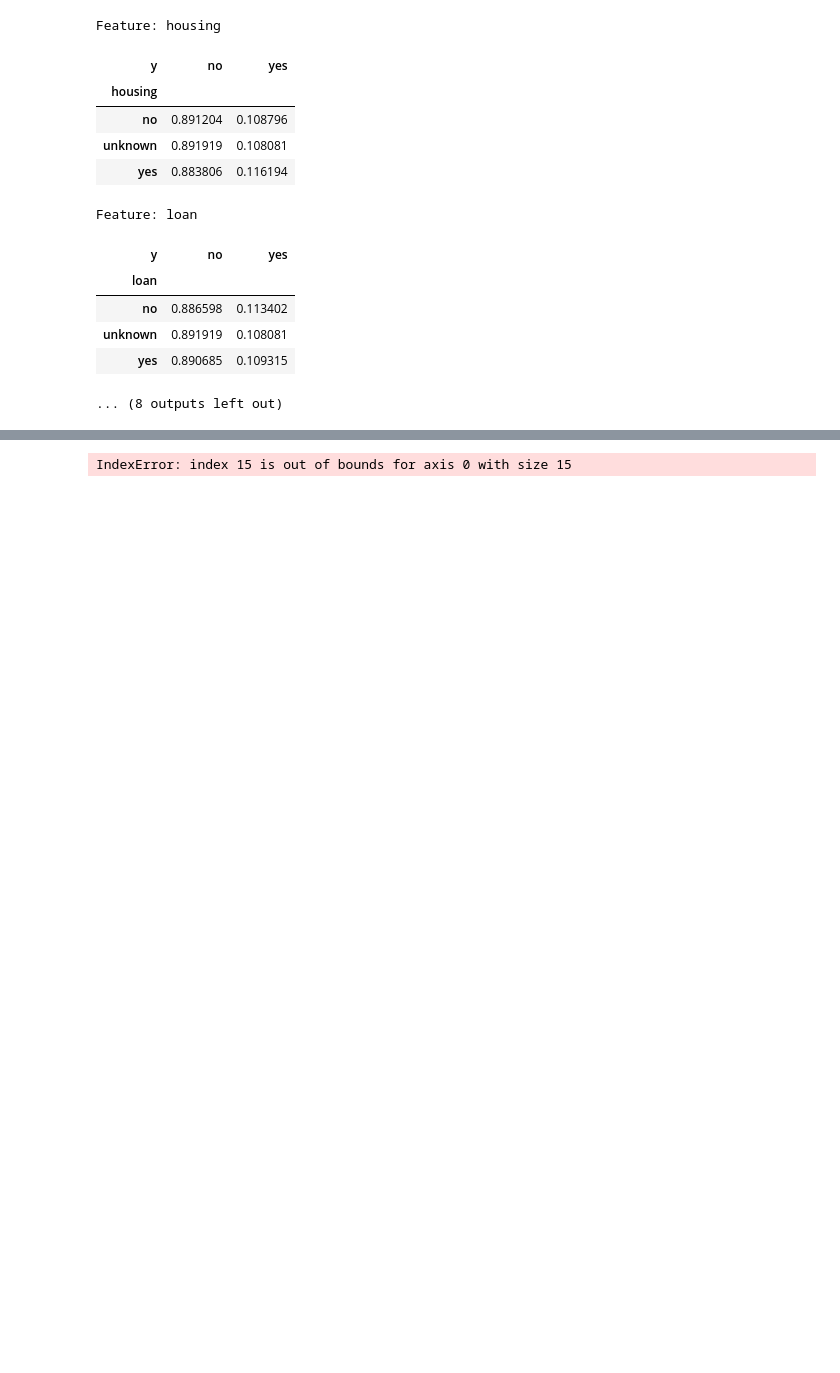
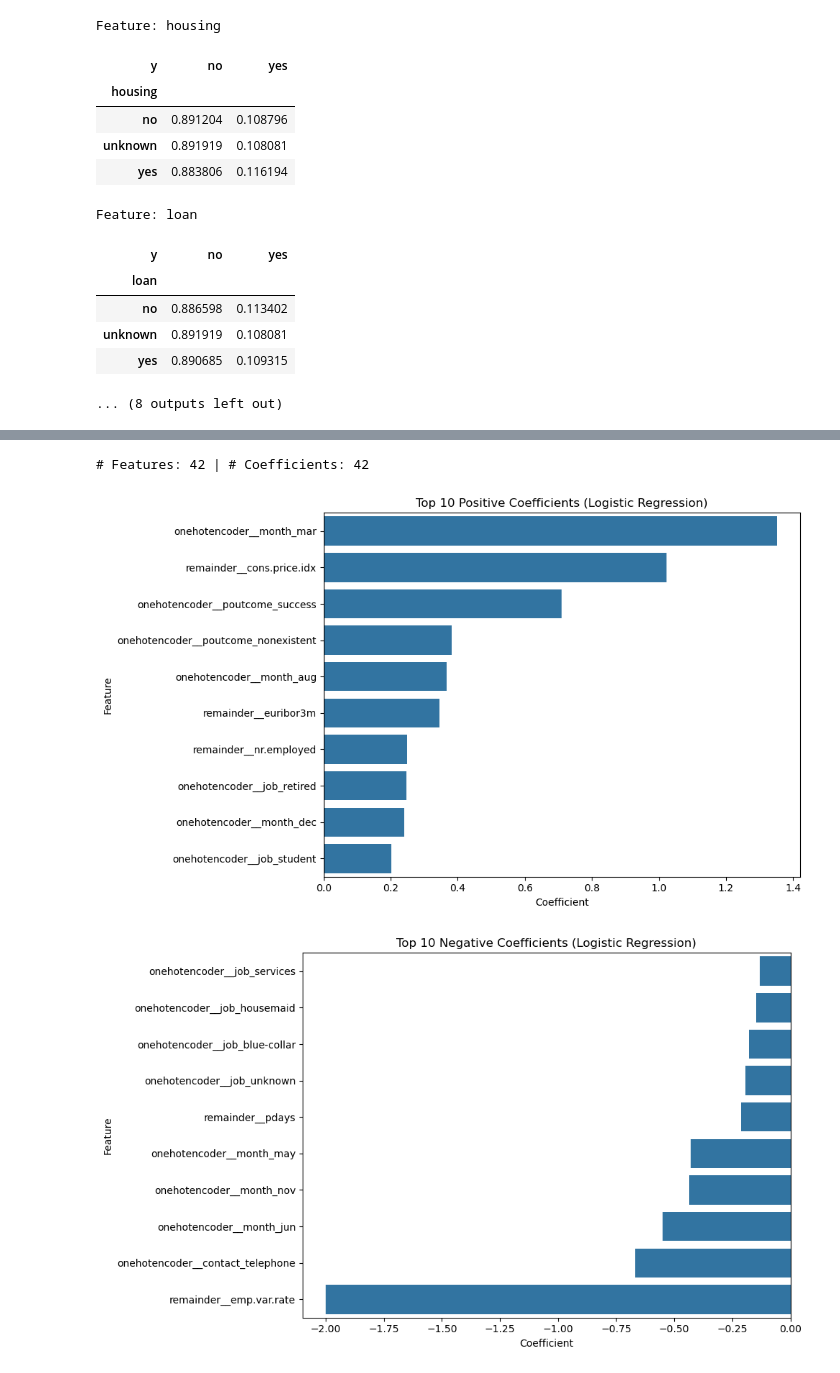
Before and after one commit to AriAlas/ml-comparing-classifiers, a Jupyter notebook: comparing-classifiers.ipynb, the cells around one changed output, grey strips where cells are left out. Cells and saved outputs as stored; diff of their text form; code cells hidden in the pictures; blank space fills up the shorter version.

```diff
--- a/comparing-classifiers.ipynb
+++ b/comparing-classifiers.ipynb
@@ -543,3 +545,18 @@ plt.show()
 # Based on the ROC AUC score above, both Logistic Regression and SVM models are equally effective at ranking potential subscribers
 # Logistic Regression trains significantly faster than SVM also it provides directly interpretable coefficients in order to understand which
 # features influence subscription likelihood
+# %%
+# Fitting lr pipe with new columns and used the best params identified in the Grid Search
+
+selector = make_column_selector(dtype_include=object)
+transformer = make_column_transformer(
+    (OneHotEncoder(drop='first'), selector),
+    remainder=StandardScaler()
+)
+
+############# Logistic Regression with Optimal parameters #############
+lr_pipe = Pipeline([
+    ('transformer', transformer),
+    ('lr', LogisticRegression(penalty='l1', C=1, solver='liblinear', max_iter=100))
+])
+lr_pipe.fit(X_train, y_train)
@@ -546,49 +571,46 @@ plt.show()
 # %%
-# Get the fitted preprocessor
+# Get the fitted preprocessor and model
 preprocessor = lr_pipe.named_steps['transformer']
+lr_model = lr_pipe.named_steps['lr']
 
-# Get the fitted OneHotEncoder
-ohe = preprocessor.transformers_[0][1]
-ohe_feature_names = ohe.get_feature_names_out()
+# Extract all feature names from preprocessor
+try:
+    all_feature_names = preprocessor.get_feature_names_out()
+except:
+    ohe = preprocessor.transformers_[0][1]
+    ohe_columns = preprocessor.transformers_[0][2]
+    ohe_feature_names = ohe.get_feature_names_out(ohe_columns)
 
-# Get the numeric columns passed through
-numerical_part = preprocessor.transformers_[1][2]
+    numerical_columns = preprocessor.transformers_[1][2]
+    if isinstance(numerical_columns[0], int):
+        numerical_columns = [X_train.columns[i] for i in numerical_columns]
 
-# If it's a list of indices, convert to column names
-if isinstance(numerical_part[0], int):
-    numerical_feature_names = X_train.columns[numerical_part].tolist()
-else:
-    numerical_feature_names = numerical_part  # it's already a list of column names
+    all_feature_names = np.concatenate([ohe_feature_names, numerical_columns])
 
-# Combine all features
-all_feature_names = np.concatenate([ohe_feature_names, numerical_feature_names])
+# Get coefficients
+coefficients = lr_model.coef_[0]
 
-# Get coefficients from the model
-coefficients = lr_pipe.named_steps['lr'].coef_[0]
+# Confirm alignment
+print(f"# Features: {len(all_feature_names)} | # Coefficients: {len(coefficients)}")
 
-# Confirm the lengths match
-print(f"Features: {len(all_feature_names)}, Coefficients: {len(coefficients)}")
-
-# Create the DataFrame
+# Build and sort DataFrame
 coef_df = pd.DataFrame({
     'Feature': all_feature_names,
     'Coefficient': coefficients
 }).sort_values(by='Coefficient', ascending=False)
-
-# Plot top features
-import matplotlib.pyplot as plt
-import seaborn as sns
 
 plt.figure(figsize=(10, 6))
 sns.barplot(x='Coefficient', y='Feature', data=coef_df.head(10))
 plt.title('Top 10 Positive Coefficients (Logistic Regression)')
 plt.tight_layout()
 plt.show()
 
 plt.figure(figsize=(10, 6))
 sns.barplot(x='Coefficient', y='Feature', data=coef_df.tail(10))
 plt.title('Top 10 Negative Coefficients (Logistic Regression)')
 plt.tight_layout()
 plt.show()
 # %% [output]
-IndexError: index 15 is out of bounds for axis 0 with size 15
+# Features: 42 | # Coefficients: 42
+[figure, added]
+[figure, added]
```
Also changed, not shown: parts of 8 cells of this notebook, 4 other files.
